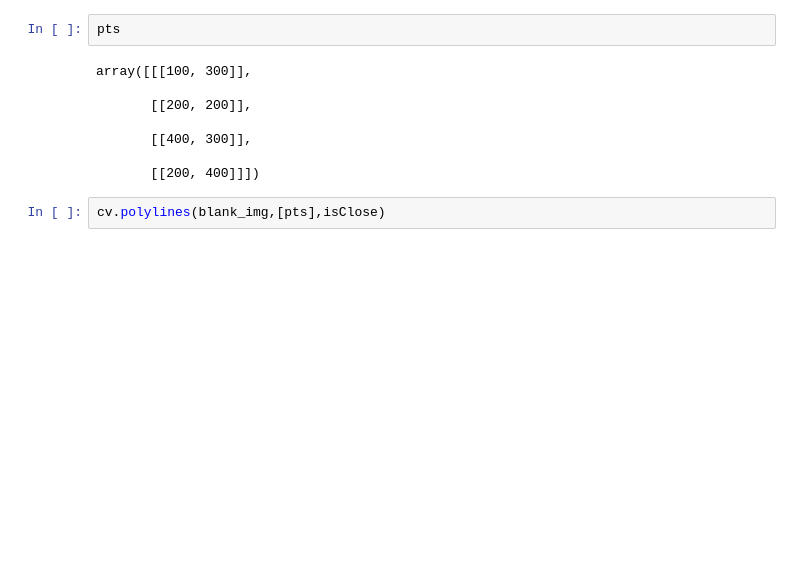
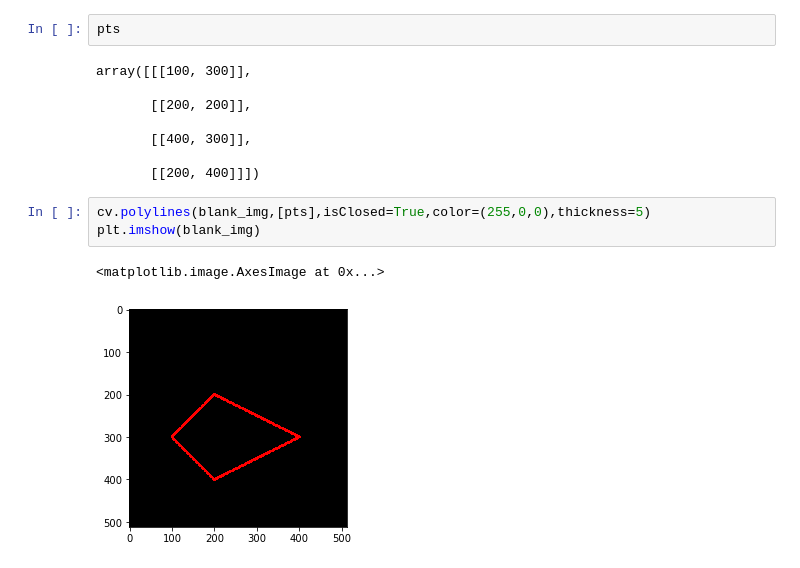
Before and after one commit to sachinshubhams/Computer-Vision, a Jupyter notebook: Drawing On Image.ipynb, the cells around one changed output. Drawn from its saved outputs; the diff is of its cells as text; blank space fills up the shorter version.

```diff
--- a/Drawing On Image.ipynb
+++ b/Drawing On Image.ipynb
@@ -88,5 +88,9 @@ array([[[100, 300]],
        [[400, 300]],
 
        [[200, 400]]])
-# %%
-cv.polylines(blank_img,[pts],isClose)
+# %%
+cv.polylines(blank_img,[pts],isClosed=True,color=(255,0,0),thickness=5)
+plt.imshow(blank_img)
+# %% [output]
+<matplotlib.image.AxesImage at 0x...>
+[figure, added]
```
